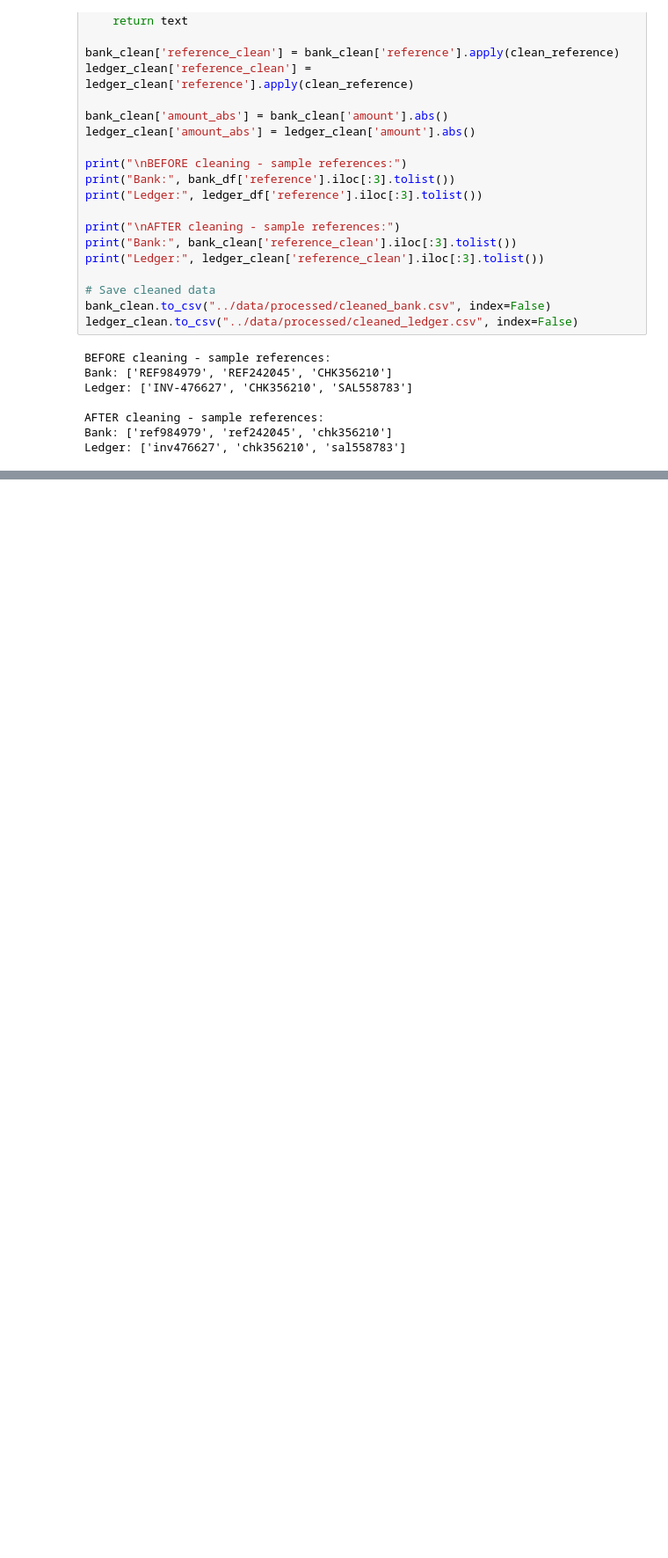
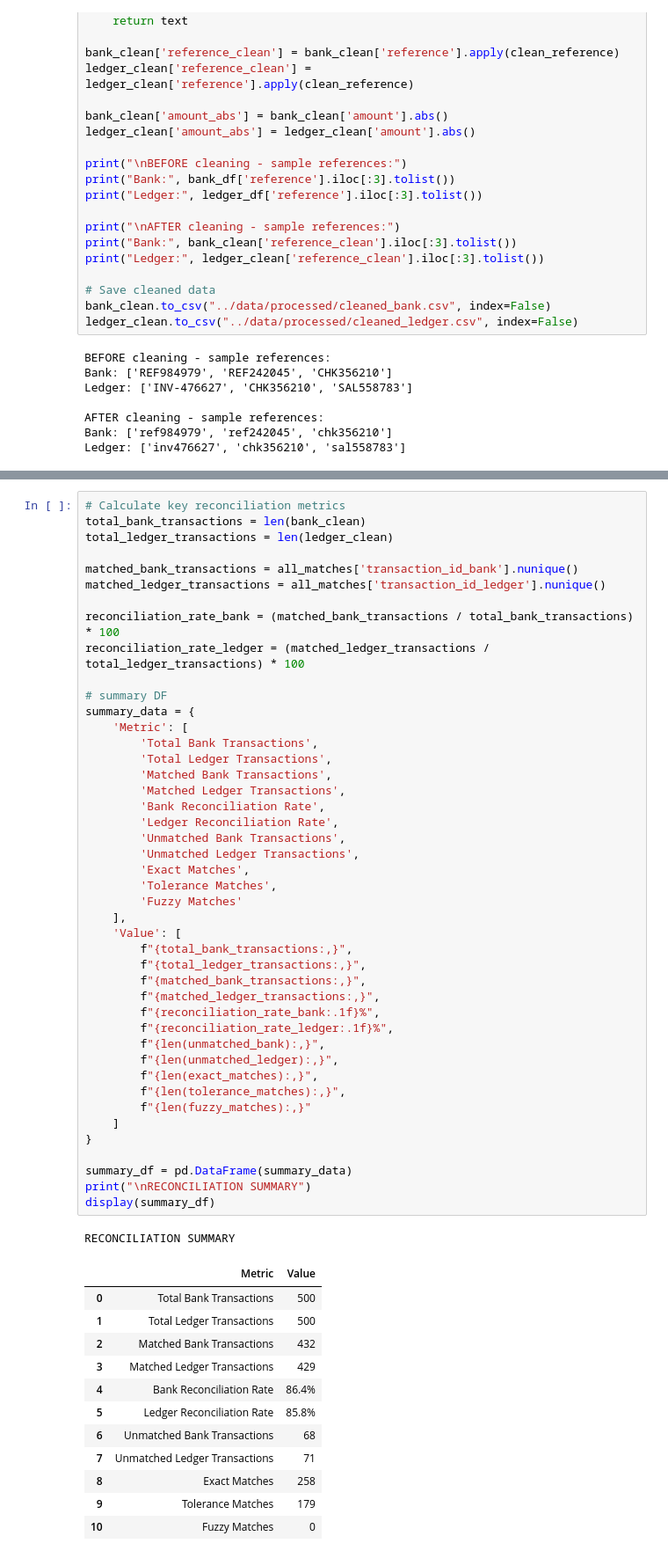
Before and after one commit to nabigwaku/Automated-Financial-Transaction-Reconciliation, a Jupyter notebook: notebooks/financial_transaction_reconciliation.ipynb, the cells around one changed output, grey strips where cells are left out. Shown at 88% size. Drawn from its saved outputs; the diff is of its cells as text; blank space fills up the shorter version.

```diff
--- a/notebooks/transaction_recon_notebook.ipynb
+++ b/notebooks/financial_transaction_reconciliation.ipynb
@@ -234,0 +525,58 @@ Ledger: ['inv476627', 'chk356210', 'sal558783']
+# %%
+# Calculate key reconciliation metrics
+total_bank_transactions = len(bank_clean)
+total_ledger_transactions = len(ledger_clean)
+
+matched_bank_transactions = all_matches['transaction_id_bank'].nunique()
+matched_ledger_transactions = all_matches['transaction_id_ledger'].nunique()
+
+reconciliation_rate_bank = (matched_bank_transactions / total_bank_transactions) * 100
+reconciliation_rate_ledger = (matched_ledger_transactions / total_ledger_transactions) * 100
+
+# summary DF
+summary_data = {
+    'Metric': [
+        'Total Bank Transactions',
+        'Total Ledger Transactions',
+        'Matched Bank Transactions',
+        'Matched Ledger Transactions',
+        'Bank Reconciliation Rate',
+        'Ledger Reconciliation Rate',
+        'Unmatched Bank Transactions',
+        'Unmatched Ledger Transactions',
+        'Exact Matches',
+        'Tolerance Matches',
+        'Fuzzy Matches'
+    ],
+    'Value': [
+        f"{total_bank_transactions:,}",
+        f"{total_ledger_transactions:,}",
+        f"{matched_bank_transactions:,}",
+        f"{matched_ledger_transactions:,}",
+        f"{reconciliation_rate_bank:.1f}%",
+        f"{reconciliation_rate_ledger:.1f}%",
+        f"{len(unmatched_bank):,}",
+        f"{len(unmatched_ledger):,}",
+        f"{len(exact_matches):,}",
+        f"{len(tolerance_matches):,}",
+        f"{len(fuzzy_matches):,}"
+    ]
+}
+
+summary_df = pd.DataFrame(summary_data)
+print("\nRECONCILIATION SUMMARY")
+display(summary_df)
+# %% [output]
+RECONCILIATION SUMMARY
+|  | Metric | Value |
+| 0 | Total Bank Transactions | 500 |
+| 1 | Total Ledger Transactions | 500 |
+| 2 | Matched Bank Transactions | 432 |
+| 3 | Matched Ledger Transactions | 429 |
+| 4 | Bank Reconciliation Rate | 86.4% |
+| 5 | Ledger Reconciliation Rate | 85.8% |
+| 6 | Unmatched Bank Transactions | 68 |
+| 7 | Unmatched Ledger Transactions | 71 |
+| 8 | Exact Matches | 258 |
+| 9 | Tolerance Matches | 179 |
+| 10 | Fuzzy Matches | 0 |
```
Also changed, not shown: parts of 28 cells of this notebook, 6 other files.
